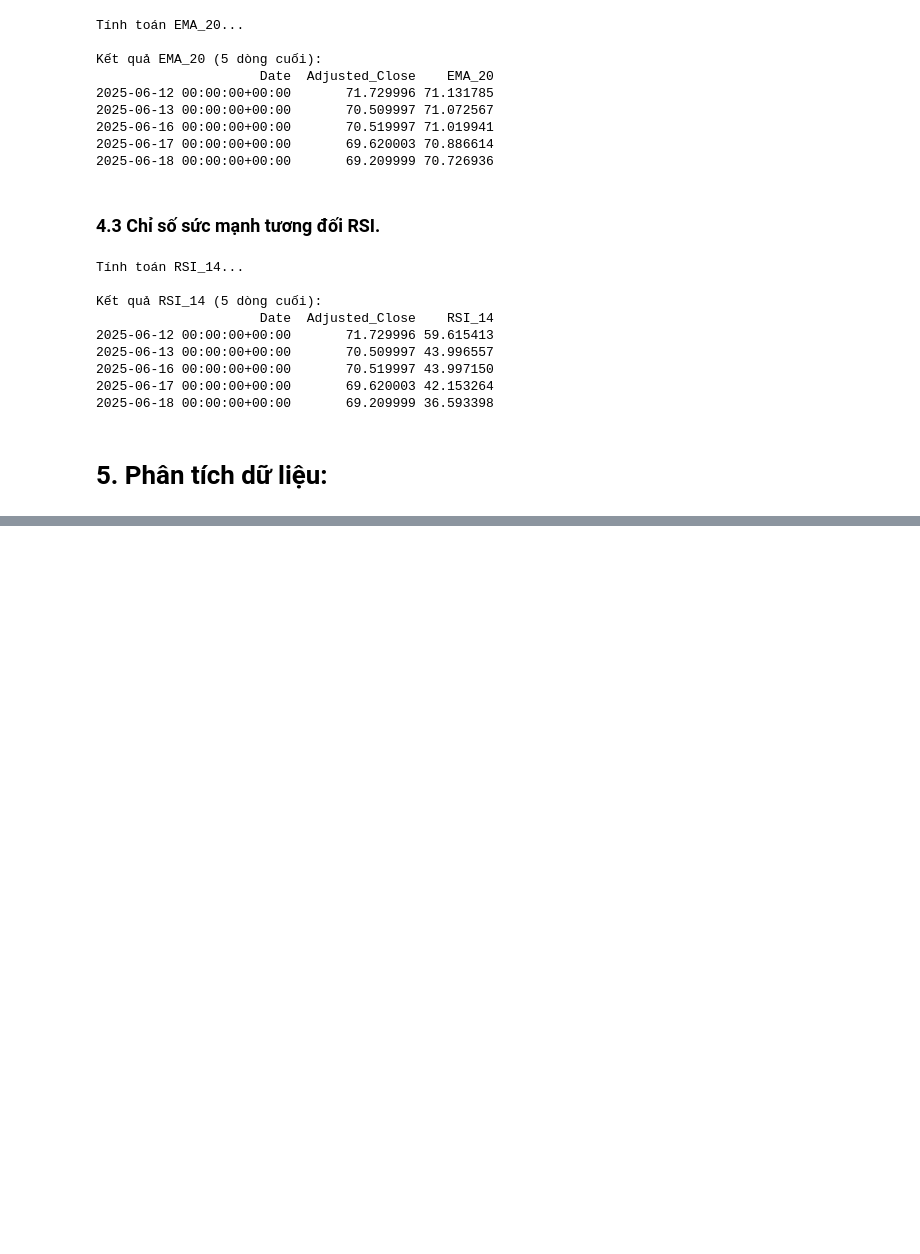
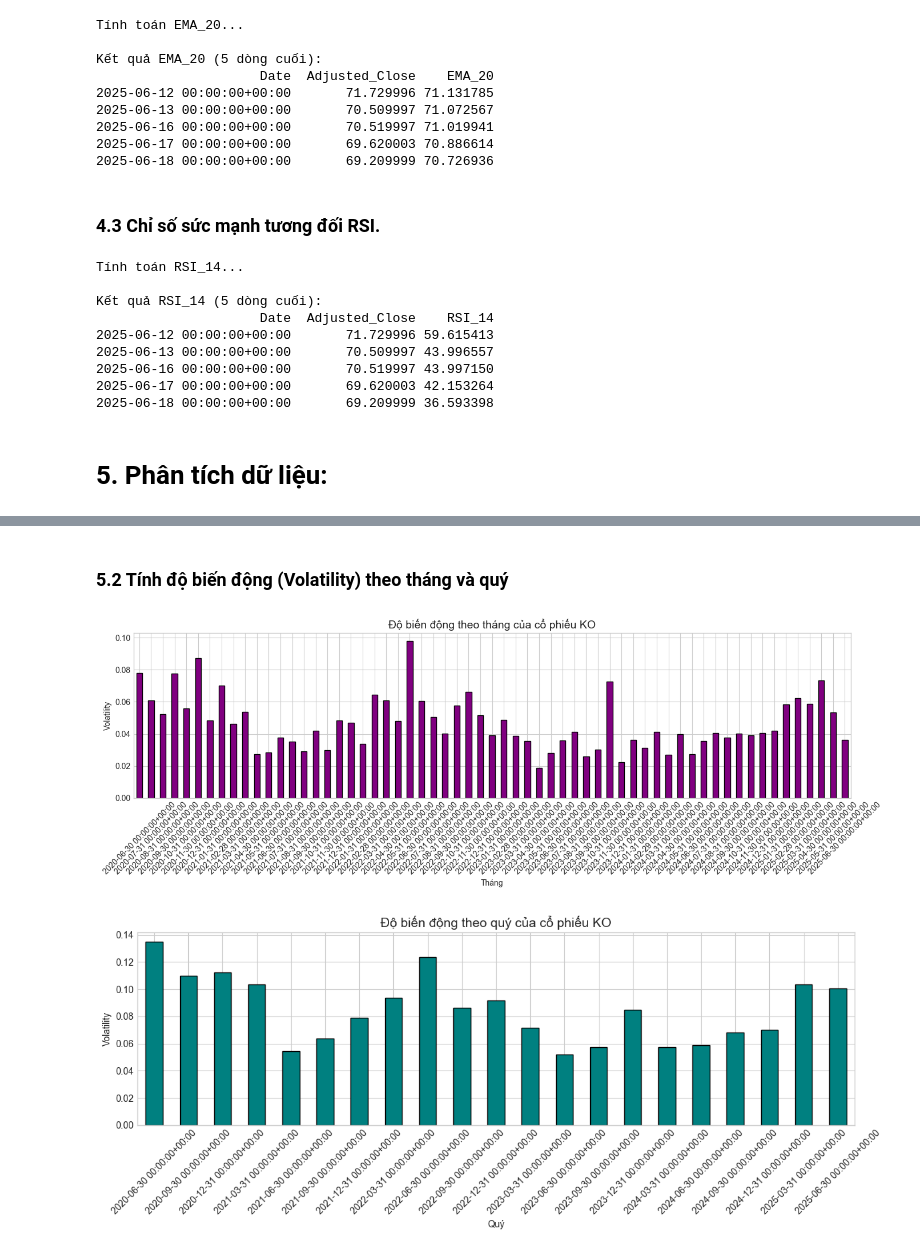
Before and after one commit to LeThiKhanhLinh06/ko-stock-analysis, a Jupyter notebook: final_exam.ipynb, the cells around one changed output, grey strips where cells are left out. Cells and saved outputs as stored; diff of their text form; code cells hidden in the pictures; blank space fills up the shorter version.

```diff
--- a/final_exam.ipynb
+++ b/final_exam.ipynb
@@ -313,0 +371,44 @@ Kết quả RSI_14 (5 dòng cuối):
+# %% [markdown]
+### 5.2 Tính độ biến động (Volatility) theo tháng và quý
+# %%
+import matplotlib.pyplot as plt
+
+# Đảm bảo 'Date' là index datetime, nếu chưa thì xử lý
+if df.index.name != 'Date':
+    df['Date'] = pd.to_datetime(df['Date'])
+    df.set_index('Date', inplace=True)
+else:
+    df.index = pd.to_datetime(df.index)
+
+# Nếu chưa có Daily_Return thì tính
+if 'Daily_Return' not in df.columns:
+    df['Daily_Return'] = df['Adjusted_Close'].pct_change()
+
+# Tính volatility theo tháng
+monthly_volatility = df['Daily_Return'].resample('M').std() * np.sqrt(21)
+
+# Tính volatility theo quý
+quarterly_volatility = df['Daily_Return'].resample('Q').std() * np.sqrt(63)
+
+# Biểu đồ độ biến động theo tháng
+plt.figure(figsize=(14, 5))
+monthly_volatility.plot(kind='bar', color='purple', edgecolor='black')
+plt.title("Độ biến động theo tháng của cổ phiếu KO", fontsize=14)
+plt.ylabel("Volatility")
+plt.xlabel("Tháng")
+plt.xticks(rotation=45)
+plt.tight_layout()
+plt.show()
+
+# Biểu đồ độ biến động theo quý
+plt.figure(figsize=(12, 5))
+quarterly_volatility.plot(kind='bar', color='teal', edgecolor='black')
+plt.title("Độ biến động theo quý của cổ phiếu KO", fontsize=14)
+plt.ylabel("Volatility")
+plt.xlabel("Quý")
+plt.xticks(rotation=45)
+plt.tight_layout()
+plt.show()
+# %% [output]
+[figure, added]
+[figure, added]
```
Also changed, not shown: parts of 12 cells of this notebook.
